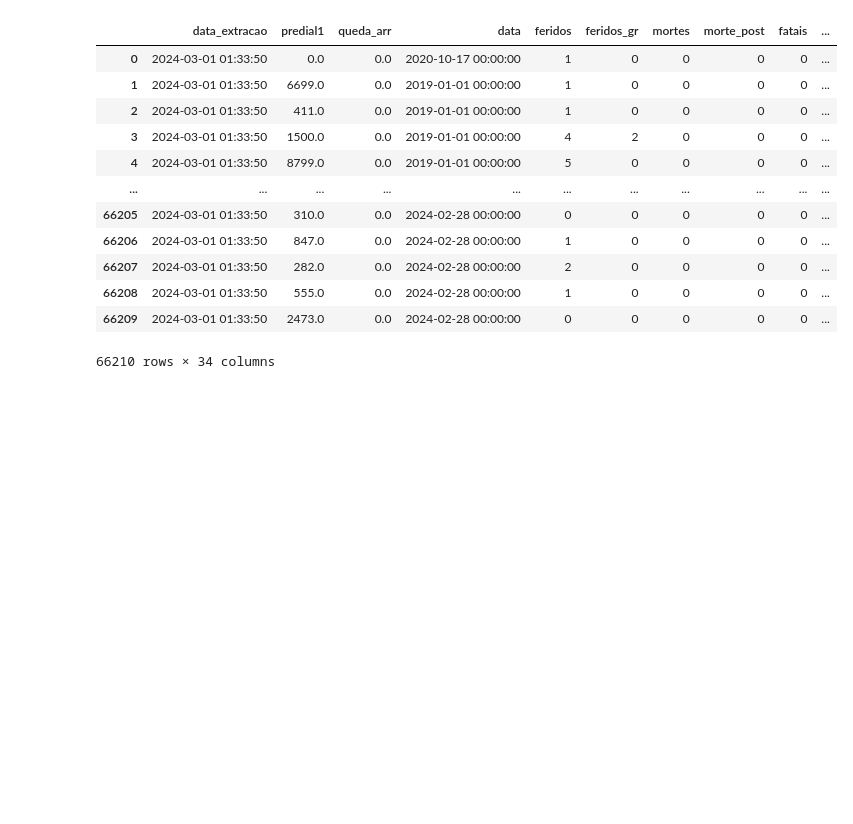
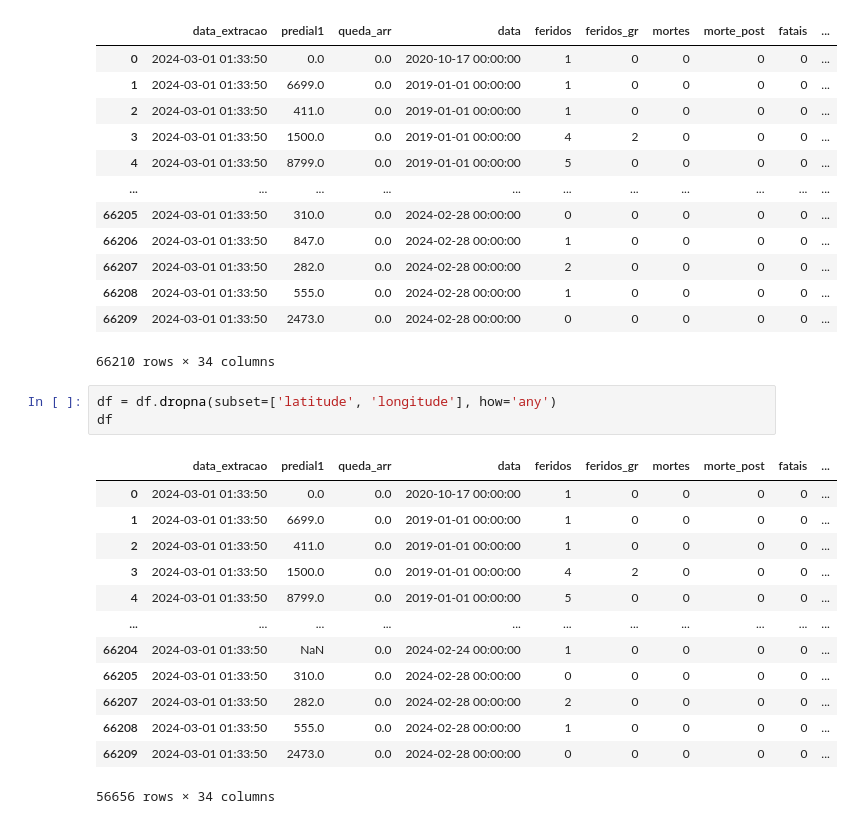
Before and after one commit to murilosantoriboff/DataScienceCarAcidentDataAnalysis, a Jupyter notebook: CarData.ipynb, the cells around one changed output. Cells and saved outputs as stored; diff of their text form; blank space fills up the shorter version.

```diff
--- a/CarData.ipynb
+++ b/CarData.ipynb
@@ -17,6 +17,23 @@ df
 | 66208 | 2024-03-01 01:33:50 | 555.0 | 0.0 | 2024-02-28 00:00:00 | 1 | 0 | 0 | 0 | 0 | ... |
 | 66209 | 2024-03-01 01:33:50 | 2473.0 | 0.0 | 2024-02-28 00:00:00 | 0 | 0 | 0 | 0 | 0 | ... |
 66210 rows × 34 columns
+# %%
+df = df.dropna(subset=['latitude', 'longitude'], how='any')
+df
+# %% [output]
+|  | data_extracao | predial1 | queda_arr | data | feridos | feridos_gr | mortes | morte_post | fatais | ... |
+| 0 | 2024-03-01 01:33:50 | 0.0 | 0.0 | 2020-10-17 00:00:00 | 1 | 0 | 0 | 0 | 0 | ... |
+| 1 | 2024-03-01 01:33:50 | 6699.0 | 0.0 | 2019-01-01 00:00:00 | 1 | 0 | 0 | 0 | 0 | ... |
+| 2 | 2024-03-01 01:33:50 | 411.0 | 0.0 | 2019-01-01 00:00:00 | 1 | 0 | 0 | 0 | 0 | ... |
+| 3 | 2024-03-01 01:33:50 | 1500.0 | 0.0 | 2019-01-01 00:00:00 | 4 | 2 | 0 | 0 | 0 | ... |
+| 4 | 2024-03-01 01:33:50 | 8799.0 | 0.0 | 2019-01-01 00:00:00 | 5 | 0 | 0 | 0 | 0 | ... |
+| ... | ... | ... | ... | ... | ... | ... | ... | ... | ... | ... |
+| 66204 | 2024-03-01 01:33:50 | NaN | 0.0 | 2024-02-24 00:00:00 | 1 | 0 | 0 | 0 | 0 | ... |
+| 66205 | 2024-03-01 01:33:50 | 310.0 | 0.0 | 2024-02-28 00:00:00 | 0 | 0 | 0 | 0 | 0 | ... |
+| 66207 | 2024-03-01 01:33:50 | 282.0 | 0.0 | 2024-02-28 00:00:00 | 2 | 0 | 0 | 0 | 0 | ... |
+| 66208 | 2024-03-01 01:33:50 | 555.0 | 0.0 | 2024-02-28 00:00:00 | 1 | 0 | 0 | 0 | 0 | ... |
+| 66209 | 2024-03-01 01:33:50 | 2473.0 | 0.0 | 2024-02-28 00:00:00 | 0 | 0 | 0 | 0 | 0 | ... |
+56656 rows × 34 columns
 # %%
 import folium
 from folium.plugins import HeatMap
```
Also changed, not shown: parts of 1 cell of this notebook.
